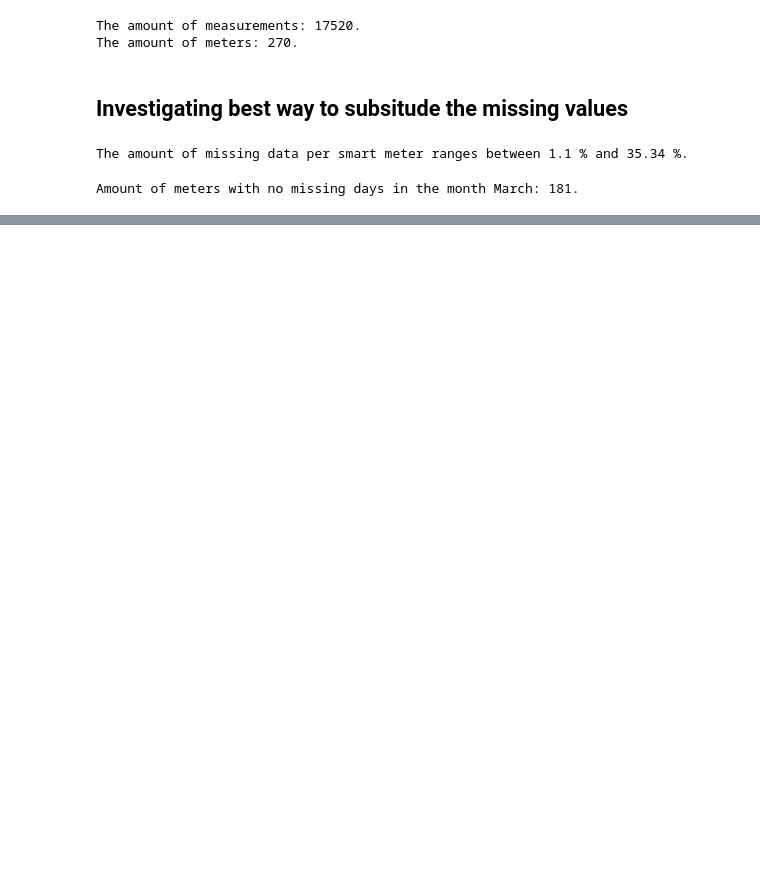
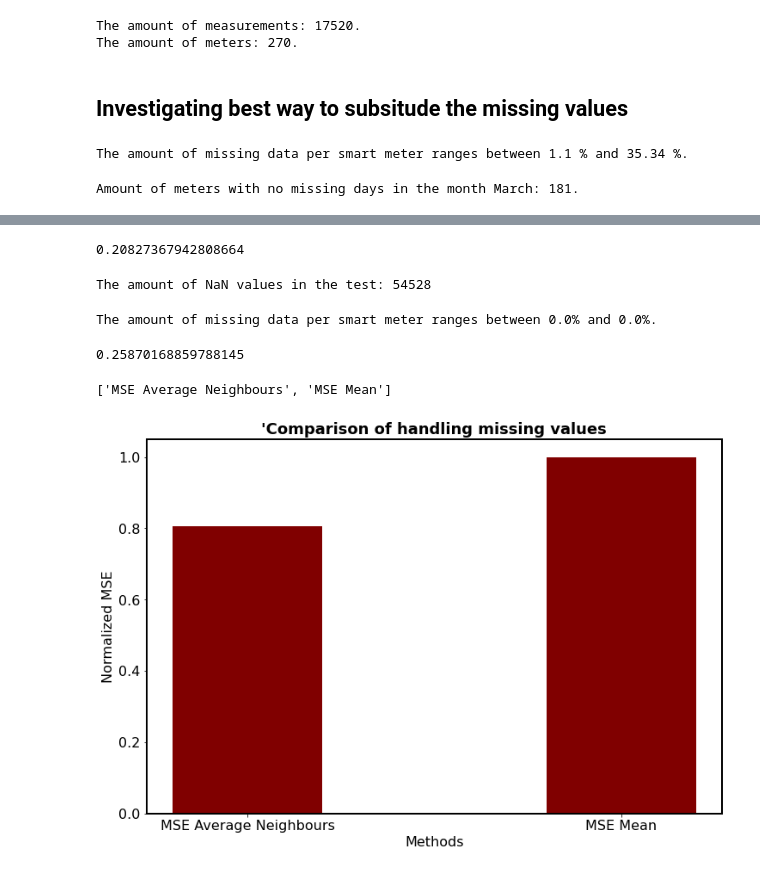
Before and after one commit to StijnStaring/TS_code, a Jupyter notebook: Load Analysis/Load_analysis2.ipynb, the cells around one changed output, grey strips where cells are left out. Saved outputs shown, nothing was run; the diff lists cells and outputs as text; code cells hidden in the pictures; blank space fills up the shorter version.

```diff
--- a/Load Analysis/Load_analysis2.ipynb
+++ b/Load Analysis/Load_analysis2.ipynb
@@ -365,0 +311,2 @@ Name: meter_2979, Length: 1488, dtype: float64
+# %%
+test_AN = test.copy(deep=True)
@@ -365,0 +355,38 @@ Name: meter_2979, Length: 1488, dtype: float64
+# %%
+MSE_complete = test_AN.subtract(reference,axis=0).pow(2).sum(axis=0).sum(axis=0)/amount_measurements
+print(MSE_complete)
+# %% [output]
+0.20827367942808664
+# %%
+print("The amount of NaN values in the test: {}".format(test.isnull().sum().sum()))
+# %% [output]
+The amount of NaN values in the test: 54528
+# %%
+my_imputer = SimpleImputer()
+data_with_imputed_values = my_imputer.fit_transform(test) # calculating the mean of each column and switch it with the missing values of the column
+test_M = pd.DataFrame(data = data_with_imputed_values,index=test.index,columns=test.keys())
+# %%
+pct_NaN = test_M.isnull().sum().sort_values().div(1).mul(100)
+print("The amount of missing data per smart meter ranges between {}% and {}%.".format(pct_NaN.min(),pct_NaN.max()))
+# %% [output]
+The amount of missing data per smart meter ranges between 0.0% and 0.0%.
+# %%
+MSE_M_complete = test_M.subtract(reference,axis=0).pow(2).sum(axis=0).sum(axis=0)/amount_measurements
+print(MSE_M_complete)
+# %% [output]
+0.25870168859788145
+# %%
+data = {'MSE Average Neighbours': MSE_complete/MSE_M_complete, 'MSE Mean': MSE_M_complete/MSE_M_complete} # Normalized
+MSEs = list(data.keys())
+values = list(data.values())
+
+axis = figure_layout(figsize=(12,8),titel="'Comparison of handling missing values",xlabel="Methods",ylabel="Normalized MSE",fontsize_titel=18,fontsize_axis=16,fontsize_legend=14,fontsize_ticks=16)
+axis.grid(False)
+print(MSEs)
+# creating the bar plot
+axis.bar(MSEs, values, color ='maroon',width = 0.4)
+
+plt.show()
+# %% [output]
+['MSE Average Neighbours', 'MSE Mean']
+[figure, added]
```
Also changed, not shown: parts of 40 cells of this notebook, 2 other files.
